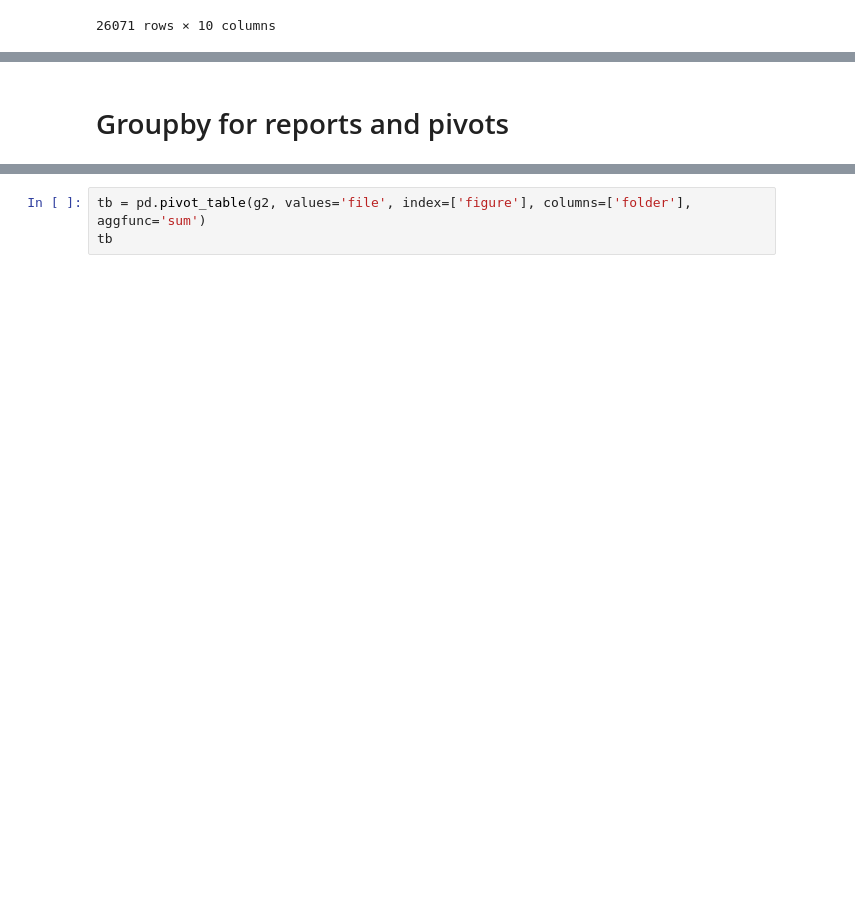
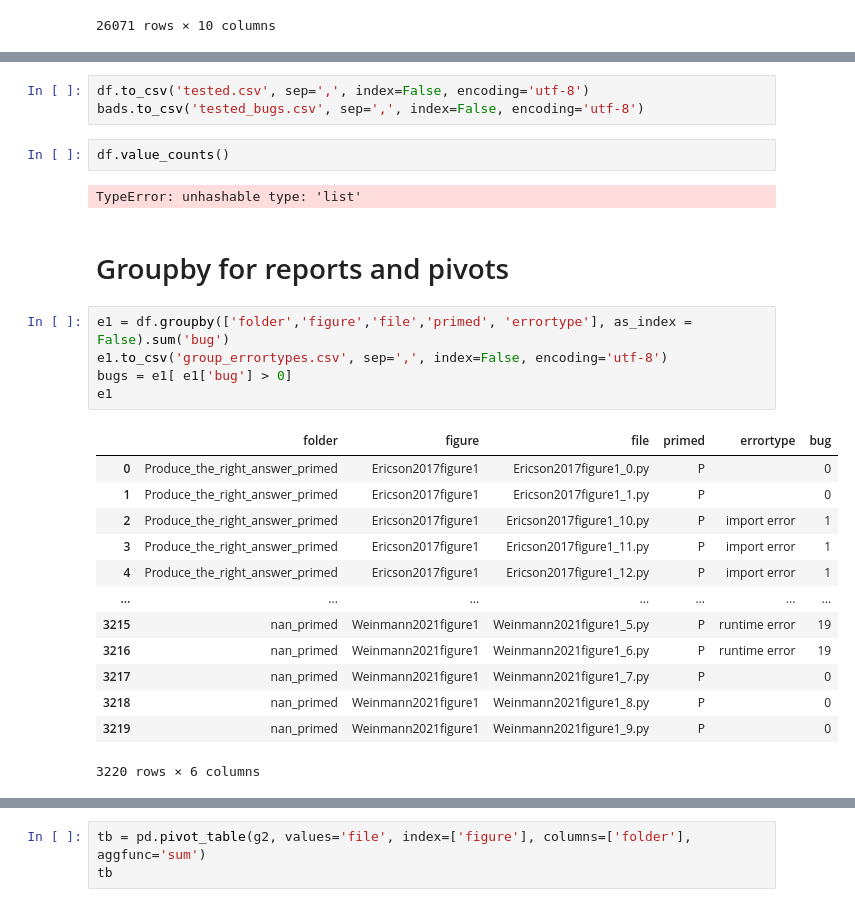
Before and after one commit to brentreeves/CODEXParsons, a Jupyter notebook: unit/reports.ipynb, the cells around one changed output, grey strips where cells are left out. Saved outputs shown, nothing was run; the diff lists cells and outputs as text; blank space fills up the shorter version.

```diff
--- a/unit/reports.ipynb
+++ b/unit/reports.ipynb
@@ -119,5 +134,31 @@ bads
 1921 rows × 10 columns
+# %%
+df.to_csv('tested.csv', sep=',', index=False, encoding='utf-8')
+bads.to_csv('tested_bugs.csv', sep=',', index=False, encoding='utf-8')
+# %%
+df.value_counts()
+# %% [output]
+TypeError: unhashable type: 'list'
 # %% [markdown]
 # Groupby for reports and pivots
+# %%
+e1 = df.groupby(['folder','figure','file','primed', 'errortype'], as_index = False).sum('bug')
+e1.to_csv('group_errortypes.csv', sep=',', index=False, encoding='utf-8')
+bugs = e1[ e1['bug'] > 0]
+e1
+# %% [output]
+|  | folder | figure | file | primed | errortype | bug |
+| 0 | Produce_the_right_answer_primed | Ericson2017figure1 | Ericson2017figure1_0.py | P |  | 0 |
+| 1 | Produce_the_right_answer_primed | Ericson2017figure1 | Ericson2017figure1_1.py | P |  | 0 |
+| 2 | Produce_the_right_answer_primed | Ericson2017figure1 | Ericson2017figure1_10.py | P | import error | 1 |
+| 3 | Produce_the_right_answer_primed | Ericson2017figure1 | Ericson2017figure1_11.py | P | import error | 1 |
+| 4 | Produce_the_right_answer_primed | Ericson2017figure1 | Ericson2017figure1_12.py | P | import error | 1 |
+| ... | ... | ... | ... | ... | ... | ... |
+| 3215 | nan_primed | Weinmann2021figure1 | Weinmann2021figure1_5.py | P | runtime error | 19 |
+| 3216 | nan_primed | Weinmann2021figure1 | Weinmann2021figure1_6.py | P | runtime error | 19 |
+| 3217 | nan_primed | Weinmann2021figure1 | Weinmann2021figure1_7.py | P |  | 0 |
+| 3218 | nan_primed | Weinmann2021figure1 | Weinmann2021figure1_8.py | P |  | 0 |
+| 3219 | nan_primed | Weinmann2021figure1 | Weinmann2021figure1_9.py | P |  | 0 |
+3220 rows × 6 columns
 # %%
 g1 = df.groupby(['folder','figure','file','primed'], as_index = False).sum('bug')
```
Also changed, not shown: parts of 10 cells of this notebook, 7 other files.
